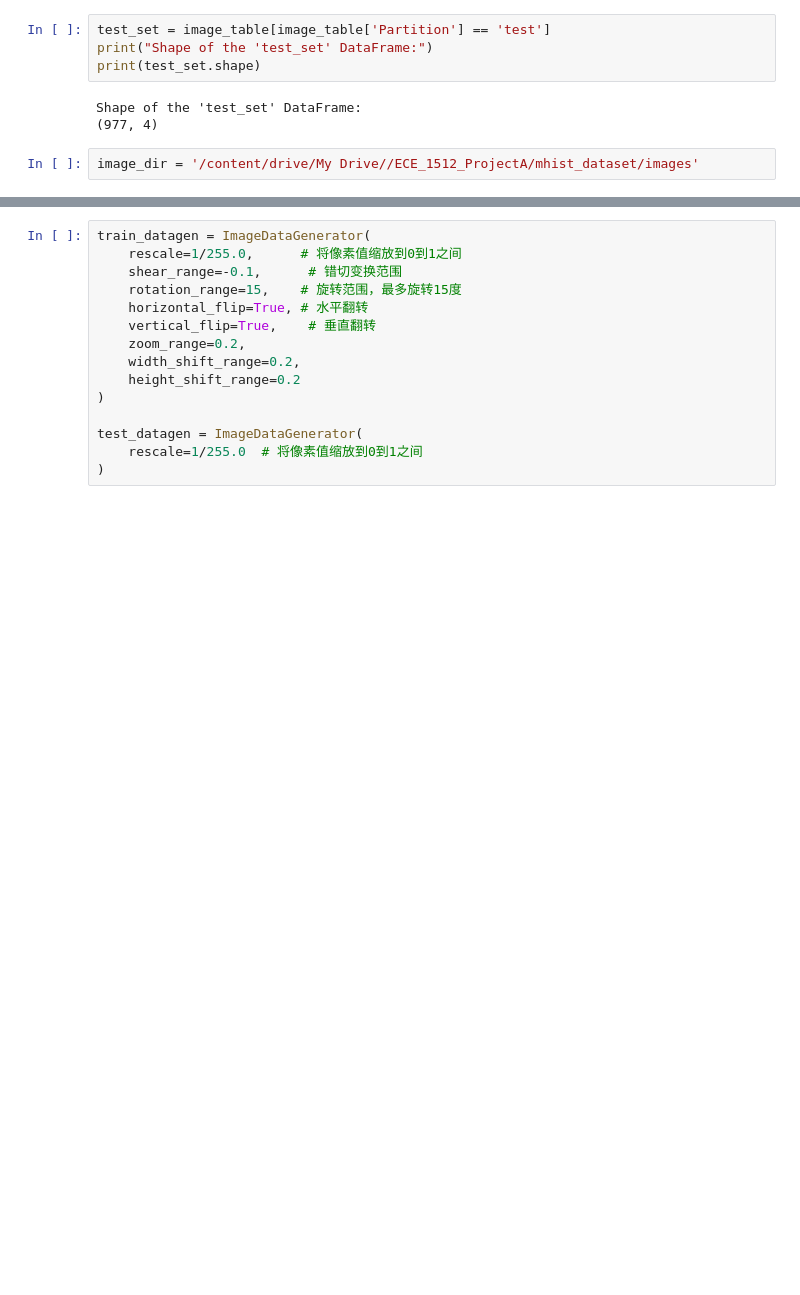
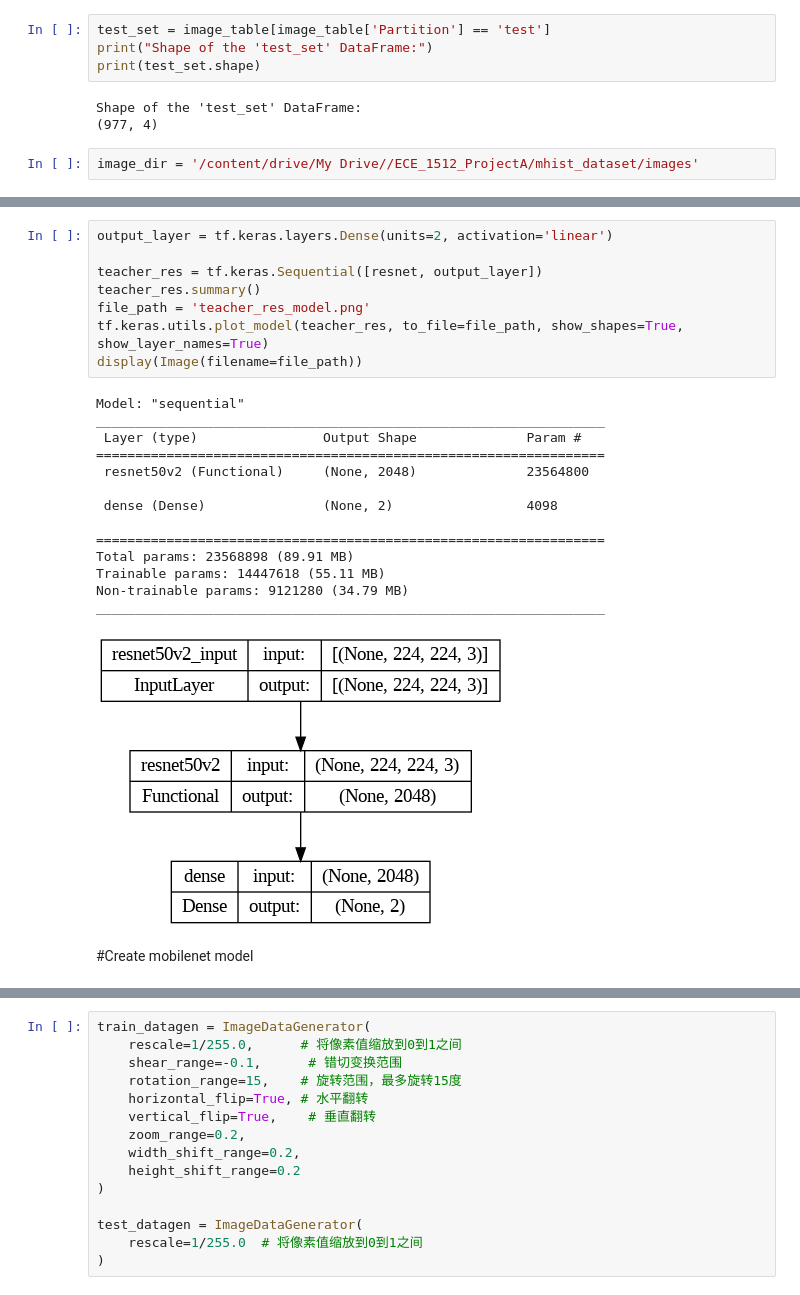
Before and after one commit to Dererkzzz/ECE1512-2023F-ProjectRepo-Longqian-Zhang-Yuxuan-Liu, a Jupyter notebook: task2.ipynb, the cells around one changed output, grey strips where cells are left out. Saved outputs shown, nothing was run; the diff lists cells and outputs as text; blank space fills up the shorter version.

```diff
--- a/task2.ipynb
+++ b/task2.ipynb
@@ -47,0 +135,25 @@ image_dir = '/content/drive/My Drive//ECE_1512_ProjectA/mhist_dataset/images'
+# %%
+output_layer = tf.keras.layers.Dense(units=2, activation='linear')
+
+teacher_res = tf.keras.Sequential([resnet, output_layer])
+teacher_res.summary()
+file_path = 'teacher_res_model.png'
+tf.keras.utils.plot_model(teacher_res, to_file=file_path, show_shapes=True, show_layer_names=True)
+display(Image(filename=file_path))
+# %% [output]
+Model: "sequential"
+_________________________________________________________________
+ Layer (type)                Output Shape              Param #
+=================================================================
+ resnet50v2 (Functional)     (None, 2048)              23564800
+
+ dense (Dense)               (None, 2)                 4098
+
+=================================================================
+Total params: 23568898 (89.91 MB)
+Trainable params: 14447618 (55.11 MB)
+Non-trainable params: 9121280 (34.79 MB)
+_________________________________________________________________
+[figure, added]
+# %% [markdown]
+#Create mobilenet model
```
Also changed, not shown: parts of 99 cells of this notebook.
